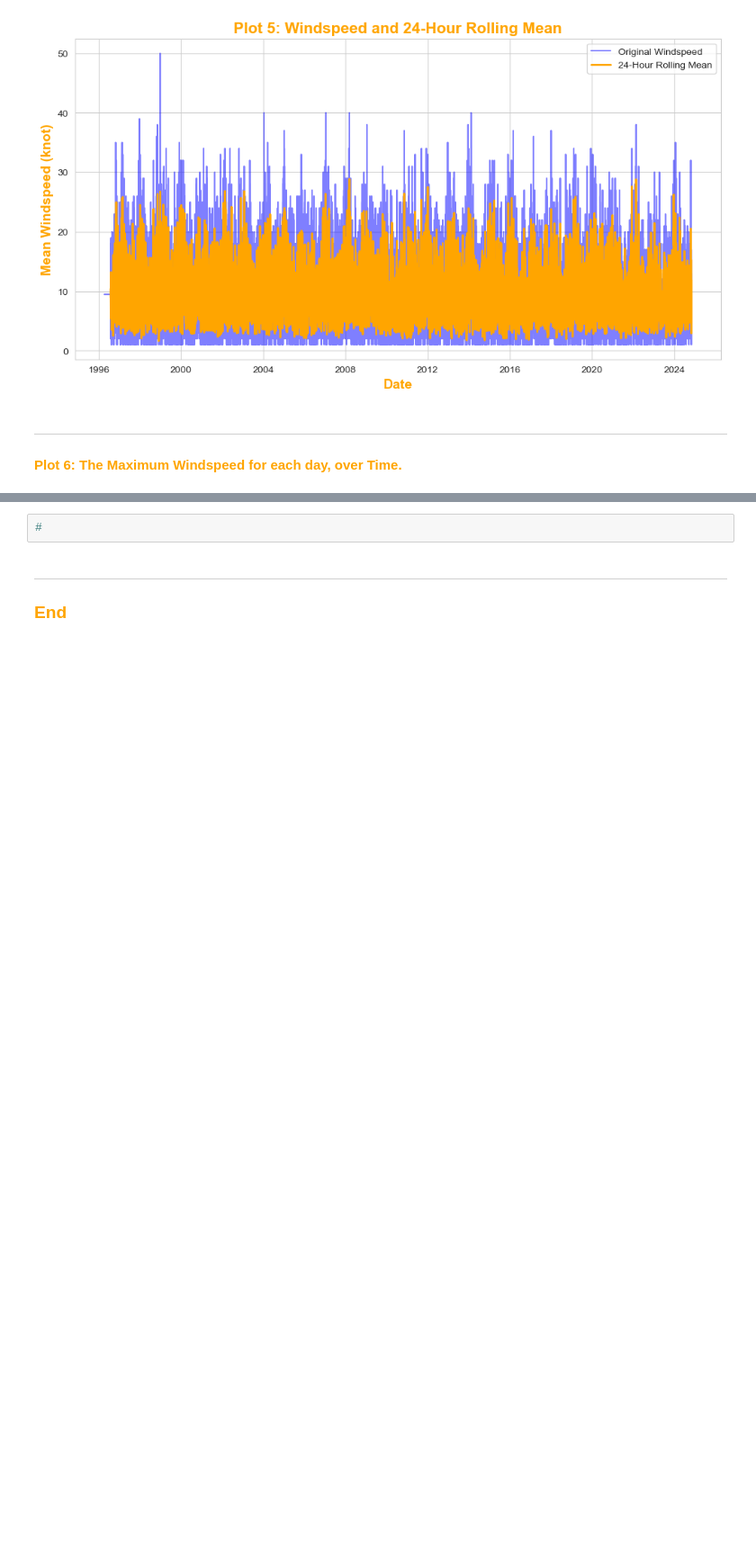
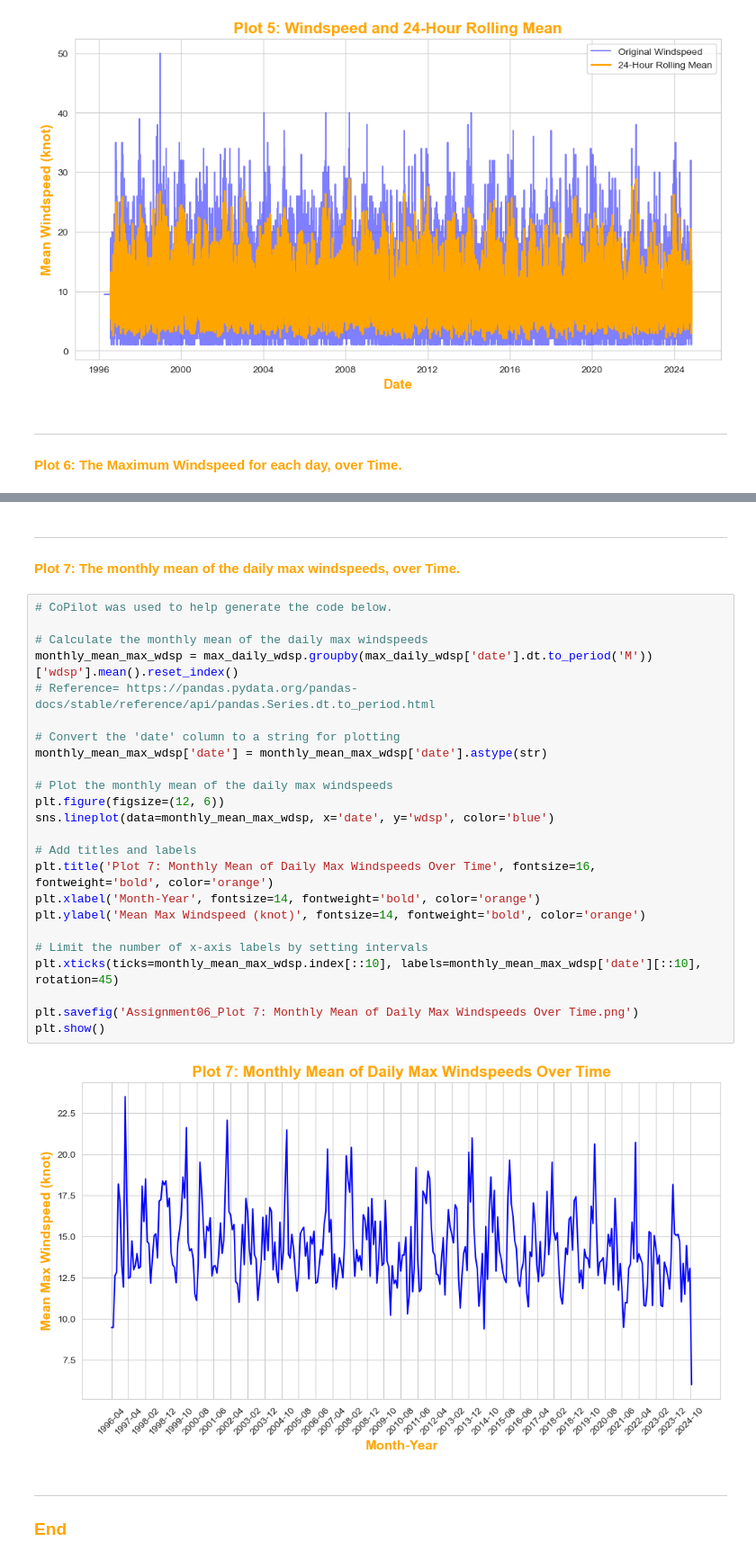
Before and after one commit to Laura6826/PFDA-assignments, a Jupyter notebook: assignment06/assignment_6_weather.ipynb, the cells around one changed output, grey strips where cells are left out. Shown at 90% size. Cells and saved outputs as stored; diff of their text form; blank space fills up the shorter version.

```diff
--- a/assignment06/assignment_6_weather.ipynb
+++ b/assignment06/assignment_6_weather.ipynb
@@ -245,5 +260,32 @@ KeyError: 'date'
-# %%
-#
+# %% [markdown]
+***
+#### <span style="color:orange"> Plot 7: The monthly mean of the daily max windspeeds, over Time. <span>
+# %%
+# CoPilot was used to help generate the code below.
+
+# Calculate the monthly mean of the daily max windspeeds
+monthly_mean_max_wdsp = max_daily_wdsp.groupby(max_daily_wdsp['date'].dt.to_period('M'))['wdsp'].mean().reset_index()
+# Reference= https://pandas.pydata.org/pandas-docs/stable/reference/api/pandas.Series.dt.to_period.html
+
+# Convert the 'date' column to a string for plotting
+monthly_mean_max_wdsp['date'] = monthly_mean_max_wdsp['date'].astype(str)
+
+# Plot the monthly mean of the daily max windspeeds
+plt.figure(figsize=(12, 6))
+sns.lineplot(data=monthly_mean_max_wdsp, x='date', y='wdsp', color='blue')
+
+# Add titles and labels
+plt.title('Plot 7: Monthly Mean of Daily Max Windspeeds Over Time', fontsize=16, fontweight='bold', color='orange')
+plt.xlabel('Month-Year', fontsize=14, fontweight='bold', color='orange')
+plt.ylabel('Mean Max Windspeed (knot)', fontsize=14, fontweight='bold', color='orange')
+
+# Limit the number of x-axis labels by setting intervals
+plt.xticks(ticks=monthly_mean_max_wdsp.index[::10], labels=monthly_mean_max_wdsp['date'][::10], rotation=45)
+
+plt.savefig('Assignment06_Plot 7: Monthly Mean of Daily Max Windspeeds Over Time.png')
+plt.show()
+# %% [output]
+[figure, added]
 # %% [markdown]
 ***
 ### <span style="color:orange"> End
```
Also changed, not shown: parts of 2 cells of this notebook, 3 other files.
